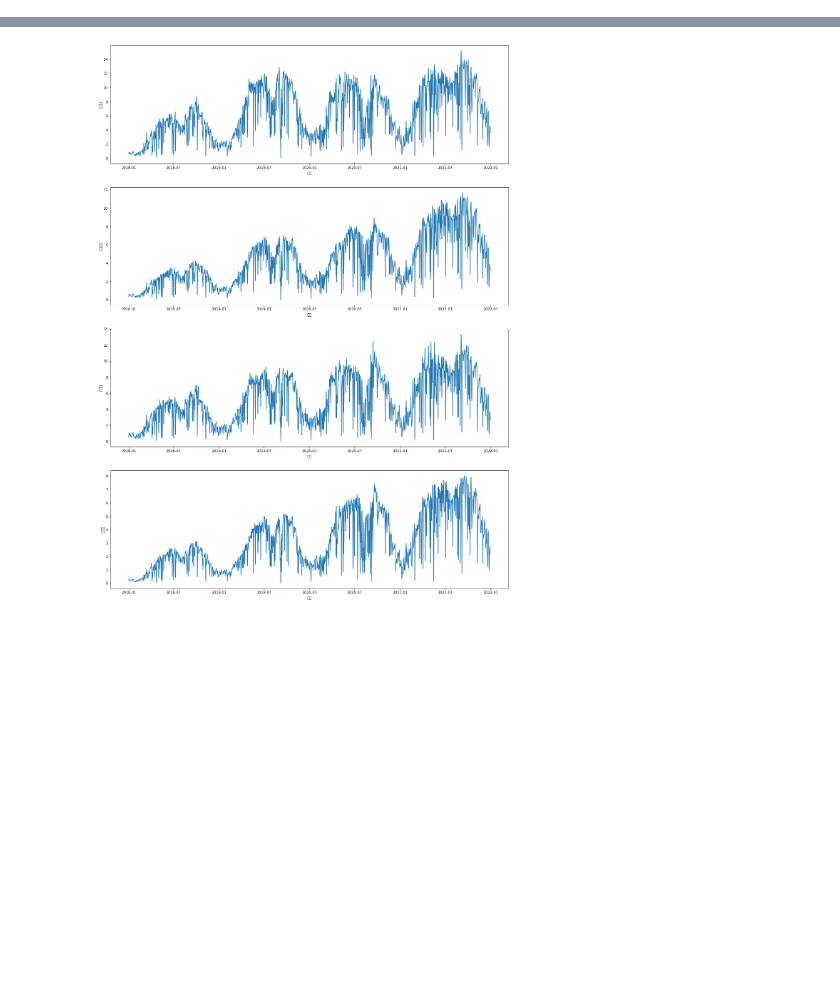
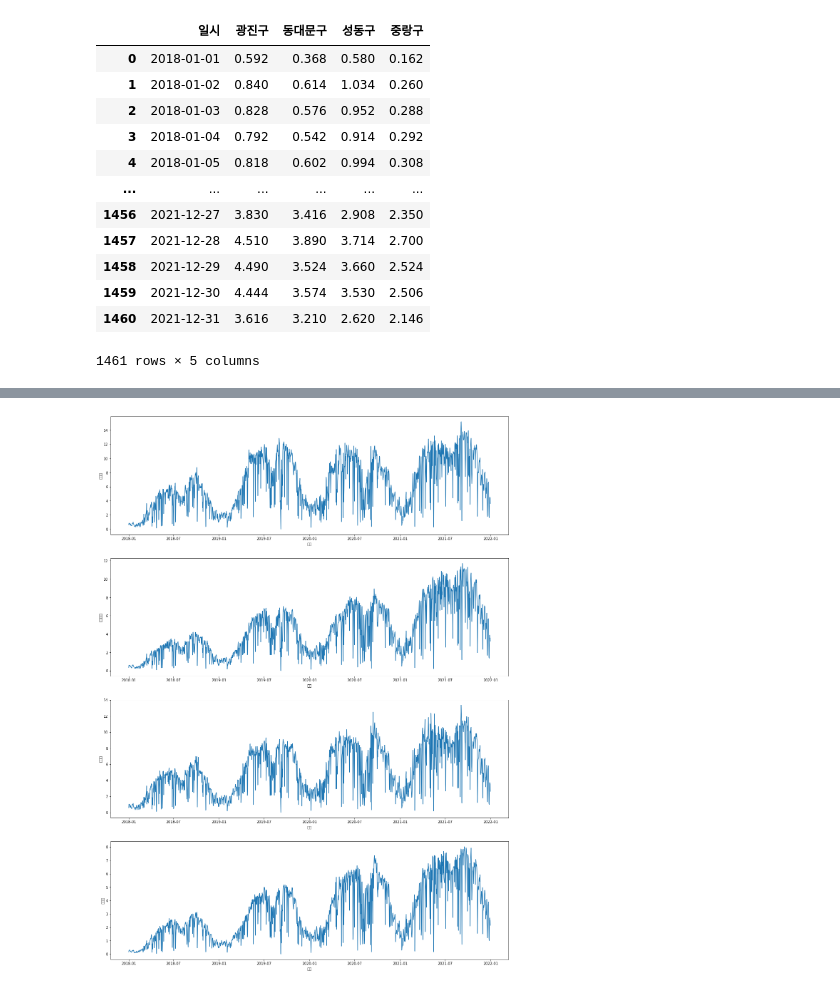
Before and after one commit to jjooki/TIL, a Jupyter notebook: bike.ipynb, the cells around one changed output, grey strips where cells are left out. Cells and saved outputs as stored; diff of their text form; code cells hidden in the pictures; blank space fills up the shorter version.

```diff
--- a/bike.ipynb
+++ b/bike.ipynb
@@ -3,28 +3,35 @@
 # %%
 from prophet import Prophet
 from prophet.diagnostics import cross_validation
 from prophet.diagnostics import performance_metrics
 from prophet.plot import plot_cross_validation_metric
 
 
 import itertools
 import numpy as np
 import pandas as pd
 import os
 import holidays
 
 train = pd.read_csv('/content/drive/MyDrive/dacon/data/bike/train.csv')
 submission = pd.read_csv('/content/drive/MyDrive/dacon/data/bike/sample_submission.csv')
 save_path = '/content/drive/MyDrive/dacon/'
 
 train['일시'] = pd.to_datetime(train['일시'], format='%Y%m%d')
+regions = ['광진구', '동대문구', '성동구', '중랑구']
 
-def predict(train, column):
-    model = Prophet()
-    df = pd.DataFrame()
-    df['ds'] = train['일시']
-    df['y'] = train[column]
-    model.fit(df)
-    future = model.make_future_dataframe(periods=334, freq='D')
-    forecast = model.predict(future)
-    return forecast.loc[1461:, 'yhat'].values
+train
+# %% [output]
+|  | 일시 | 광진구 | 동대문구 | 성동구 | 중랑구 |
+| 0 | 2018-01-01 | 0.592 | 0.368 | 0.580 | 0.162 |
+| 1 | 2018-01-02 | 0.840 | 0.614 | 1.034 | 0.260 |
+| 2 | 2018-01-03 | 0.828 | 0.576 | 0.952 | 0.288 |
+| 3 | 2018-01-04 | 0.792 | 0.542 | 0.914 | 0.292 |
+| 4 | 2018-01-05 | 0.818 | 0.602 | 0.994 | 0.308 |
+| ... | ... | ... | ... | ... | ... |
+| 1456 | 2021-12-27 | 3.830 | 3.416 | 2.908 | 2.350 |
+| 1457 | 2021-12-28 | 4.510 | 3.890 | 3.714 | 2.700 |
+| 1458 | 2021-12-29 | 4.490 | 3.524 | 3.660 | 2.524 |
+| 1459 | 2021-12-30 | 4.444 | 3.574 | 3.530 | 2.506 |
+| 1460 | 2021-12-31 | 3.616 | 3.210 | 2.620 | 2.146 |
+1461 rows × 5 columns
```
Also changed, not shown: parts of 15 cells of this notebook.
